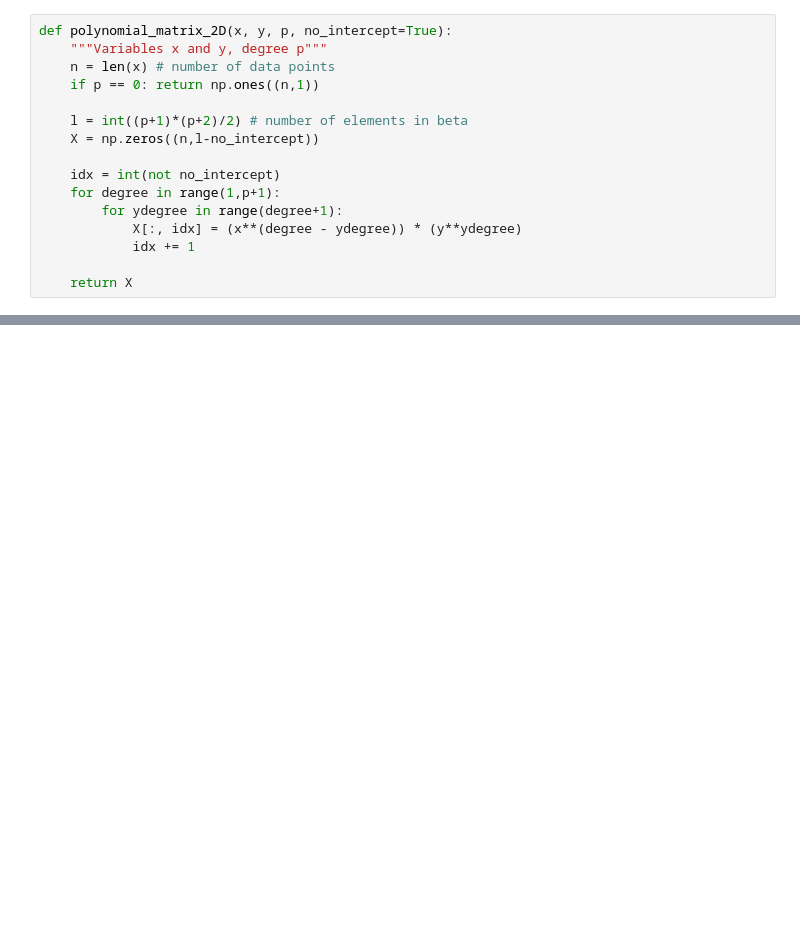
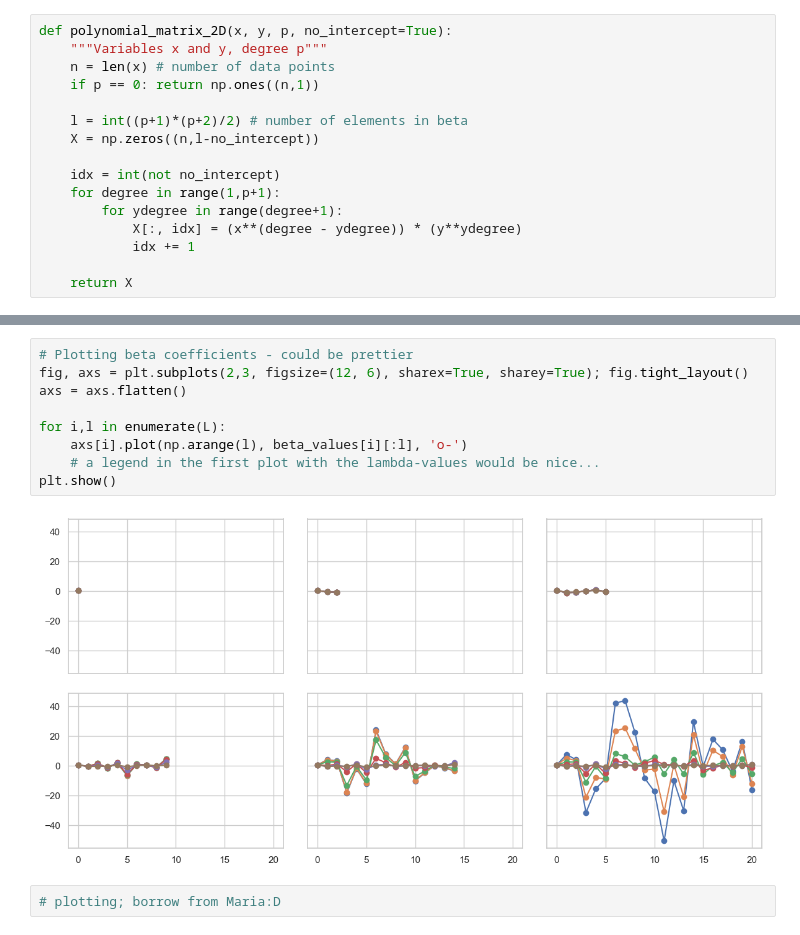
Before and after one commit to MariaFlyAway/Project1_FYS_STK, a Jupyter notebook: ridge.ipynb, the cells around one changed output, grey strips where cells are left out. Saved outputs shown, nothing was run; the diff lists cells and outputs as text; blank space fills up the shorter version.

```diff
--- a/ridge.ipynb
+++ b/ridge.ipynb
@@ -89,0 +121,13 @@ for i in N:
+# %%
+# Plotting beta coefficients - could be prettier
+fig, axs = plt.subplots(2,3, figsize=(12, 6), sharex=True, sharey=True); fig.tight_layout()
+axs = axs.flatten()
+
+for i,l in enumerate(L):
+    axs[i].plot(np.arange(l), beta_values[i][:l], 'o-')
+    # a legend in the first plot with the lambda-values would be nice...
+plt.show()
+# %% [output]
+[figure, added]
+# %%
+# plotting; borrow from Maria:D
```
Also changed, not shown: parts of 3 cells of this notebook, 1 other file.
